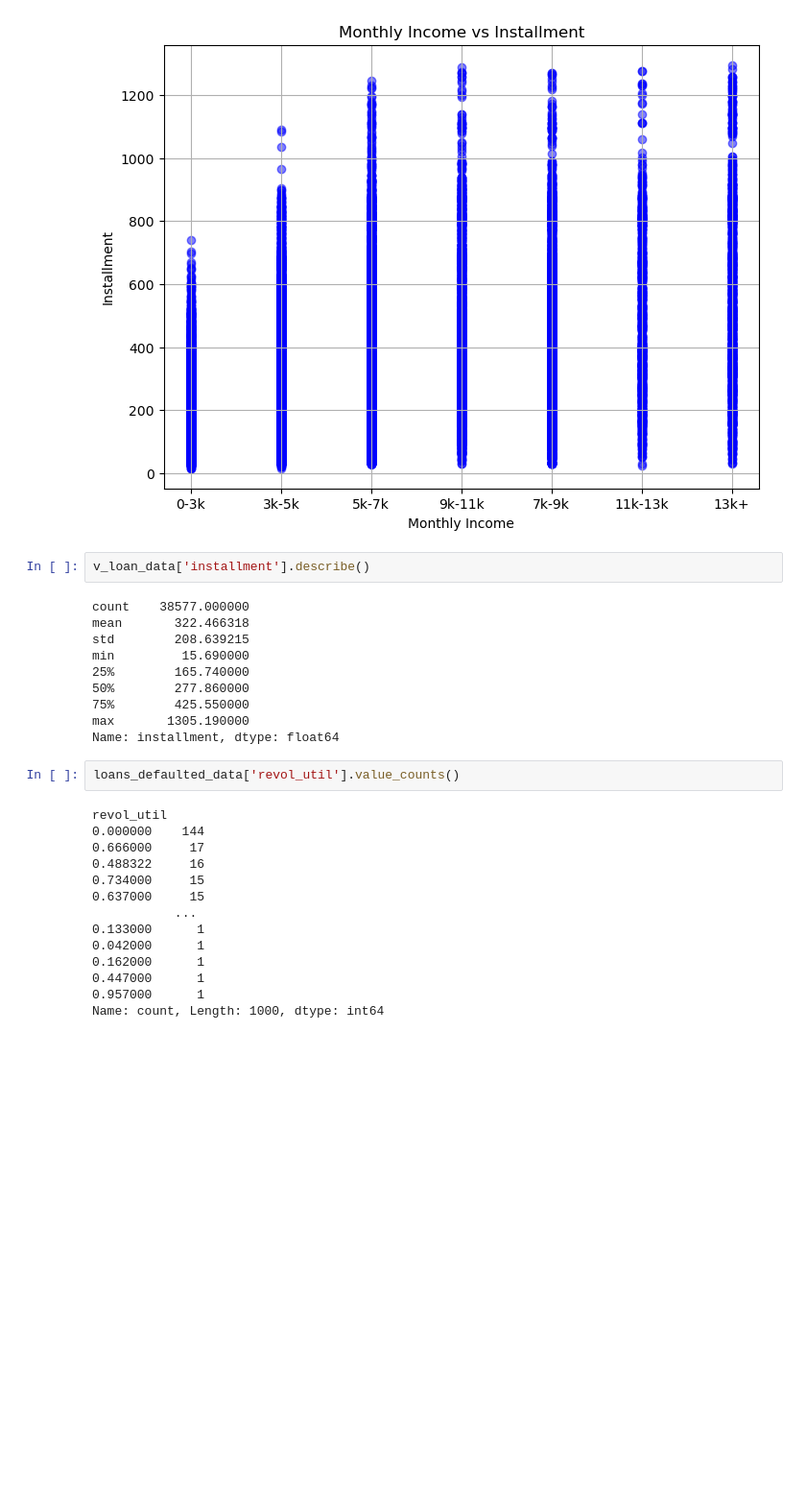
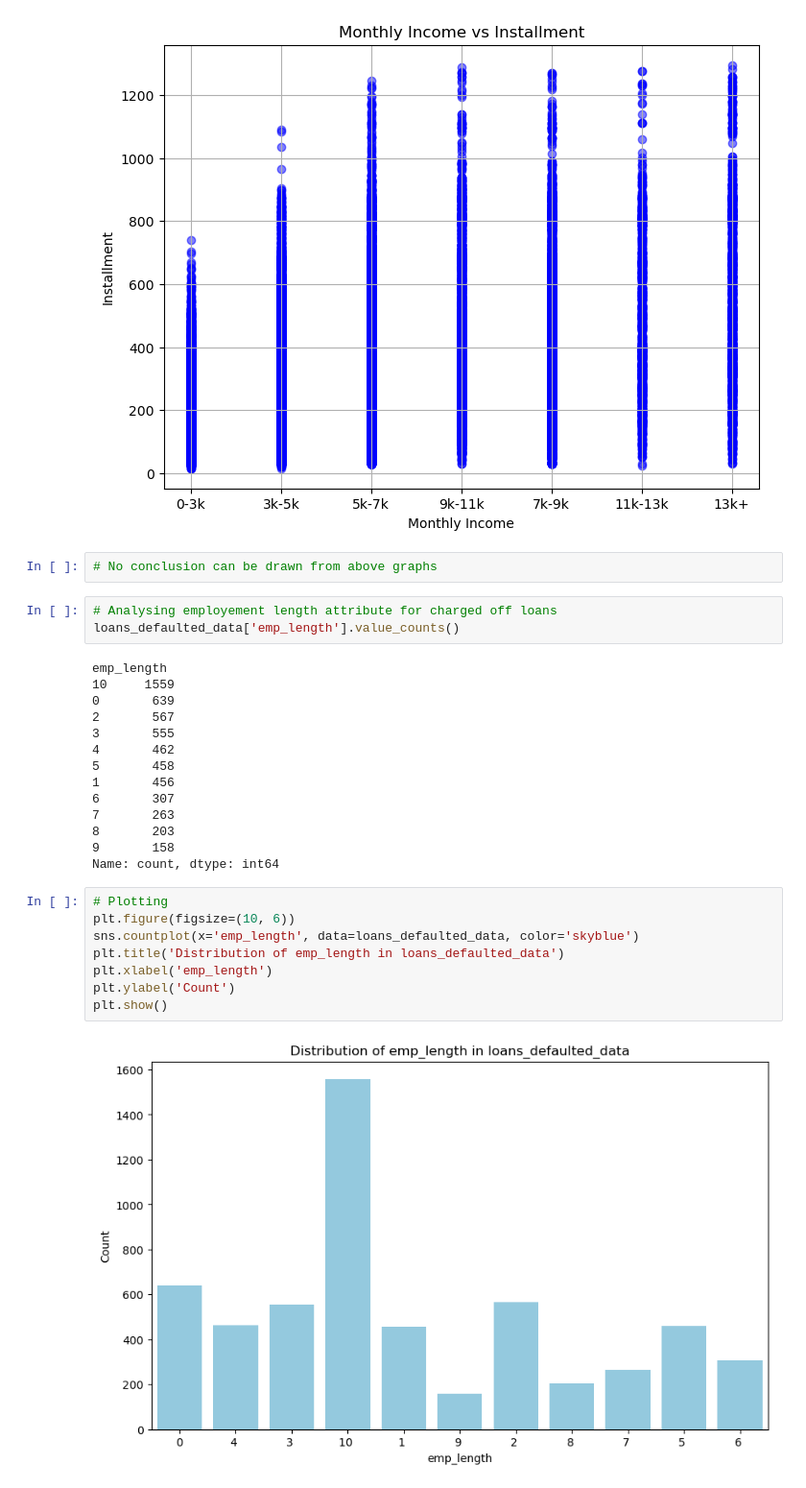
Before and after one commit to Rawoof821/LendingclubCaseStudy, a Jupyter notebook: Neha_Rawoof_LendingCaseStudy.ipynb, the cells around one changed output. Shown: that part at 96% size. Cells and saved outputs as stored; diff of their text form; blank space fills up the shorter version.

Commit message:
Analysis of employement length wrt to charged off loans.

```diff
--- a/Neha_Rawoof_LendingCaseStudy.ipynb
+++ b/Neha_Rawoof_LendingCaseStudy.ipynb
@@ -1264,31 +1263,32 @@ income_bins
 13k+        1237
 Name: count, dtype: int64
 [figure]
-# %%
-v_loan_data['installment'].describe()
-# %% [output]
-count    38577.000000
-mean       322.466318
-std        208.639215
-min         15.690000
-25%        165.740000
-50%        277.860000
-75%        425.550000
-max       1305.190000
-Name: installment, dtype: float64
+# %%
+# No conclusion can be drawn from above graphs
 # %%
-loans_defaulted_data['revol_util'].value_counts()
+# Analysing employement length attribute for charged off loans
+loans_defaulted_data['emp_length'].value_counts()
 # %% [output]
-revol_util
-0.000000    144
-0.666000     17
-0.488322     16
-0.734000     15
-0.637000     15
-           ...
-0.133000      1
-0.042000      1
-0.162000      1
-0.447000      1
-0.957000      1
-Name: count, Length: 1000, dtype: int64
+emp_length
+10     1559
+0       639
+2       567
+3       555
+4       462
+5       458
+1       456
+6       307
+7       263
+8       203
+9       158
+Name: count, dtype: int64
+# %%
+# Plotting
+plt.figure(figsize=(10, 6))
+sns.countplot(x='emp_length', data=loans_defaulted_data, color='skyblue')
+plt.title('Distribution of emp_length in loans_defaulted_data')
+plt.xlabel('emp_length')
+plt.ylabel('Count')
+plt.show()
+# %% [output]
+[figure, added]
```
Also changed, not shown: parts of 15 cells of this notebook.
